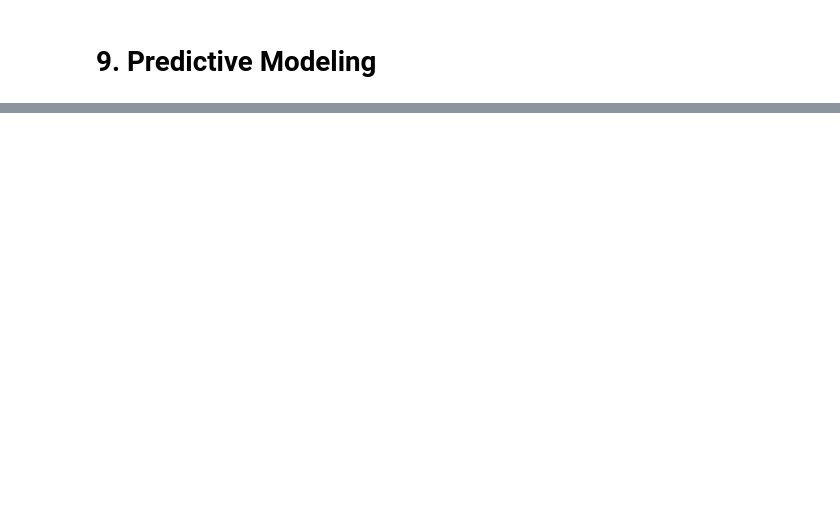
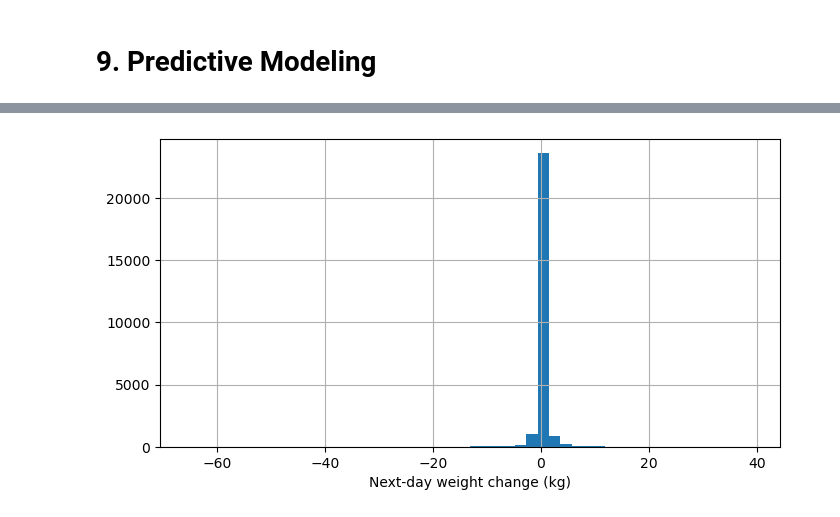
Before and after one commit to stephfn/honey-yield-predictive-model, a Jupyter notebook: Stephanie_Work/Honey_DuckDB_Practice.ipynb, the cells around one changed output, grey strips where cells are left out. Drawn from its saved outputs; the diff is of its cells as text; code cells hidden in the pictures; blank space fills up the shorter version.

Commit message:
Complete predictive modeling workflow and investigate extreme hive weight events

```diff
--- a/Stephanie_Work/Honey_DuckDB_Practice.ipynb
+++ b/Stephanie_Work/Honey_DuckDB_Practice.ipynb
@@ -1169,0 +1237,18 @@ Created final modeling table: honey_model
+# %%
+model_df = con.execute("""
+SELECT
+    measurement_date,
+    end_of_day_weight_kg,
+    previous_day_weight_kg,
+    previous_day_weight_change_kg,
+    rolling_3_day_weight_kg,
+    rolling_7_day_weight_kg,
+    avg_internal_temp,
+    avg_outside_temp,
+    avg_humidity,
+    avg_pressure,
+    target_next_day_weight_change_kg
+FROM honey_model;
+""").df()
+
+model_df.head()
@@ -1169,0 +1466,10 @@ Created final modeling table: honey_model
+# %%
+model_df["target_next_day_weight_change_kg"].hist(
+    bins=50,
+    figsize=(8,4)
+)
+
+plt.xlabel("Next-day weight change (kg)")
+plt.show()
+# %% [output]
+[figure, added]
```
Also changed, not shown: parts of 56 cells of this notebook.
